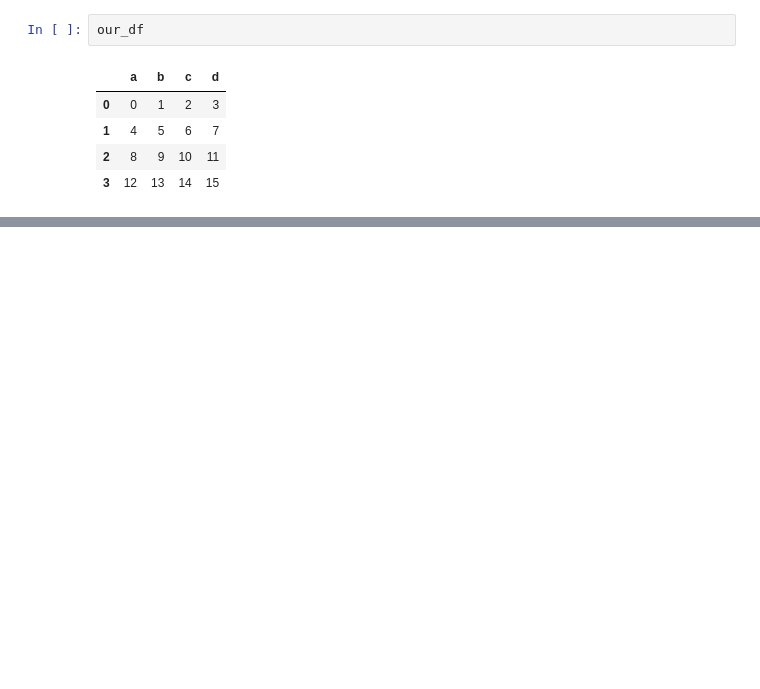
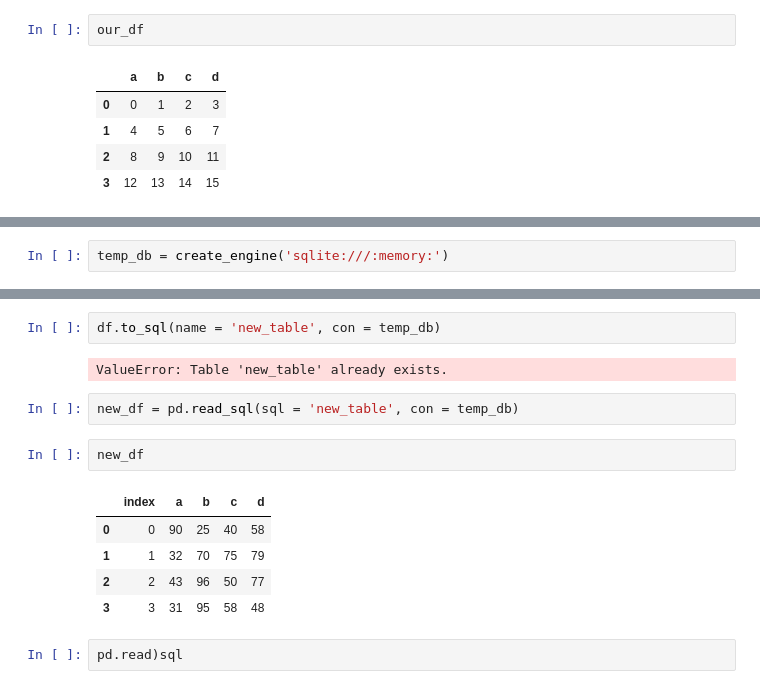
Before and after one commit to JovanTTT/MachineLearning-Course, a Jupyter notebook: Pandas.ipynb, the cells around one changed output, grey strips where cells are left out. Drawn from its saved outputs; the diff is of its cells as text; blank space fills up the shorter version.

```diff
--- a/Pandas.ipynb
+++ b/Pandas.ipynb
@@ -2326,0 +2337,2 @@ our_df
+# %%
+temp_db = create_engine('sqlite:///:memory:')
@@ -2326,0 +2349,16 @@ our_df
+# %%
+df.to_sql(name = 'new_table', con = temp_db)
+# %% [output]
+ValueError: Table 'new_table' already exists.
+# %%
+new_df = pd.read_sql(sql = 'new_table', con = temp_db)
+# %%
+new_df
+# %% [output]
+|  | index | a | b | c | d |
+| 0 | 0 | 90 | 25 | 40 | 58 |
+| 1 | 1 | 32 | 70 | 75 | 79 |
+| 2 | 2 | 43 | 96 | 50 | 77 |
+| 3 | 3 | 31 | 95 | 58 | 48 |
+# %%
+pd.read)sql
```
Also changed, not shown: parts of 5 cells of this notebook.
